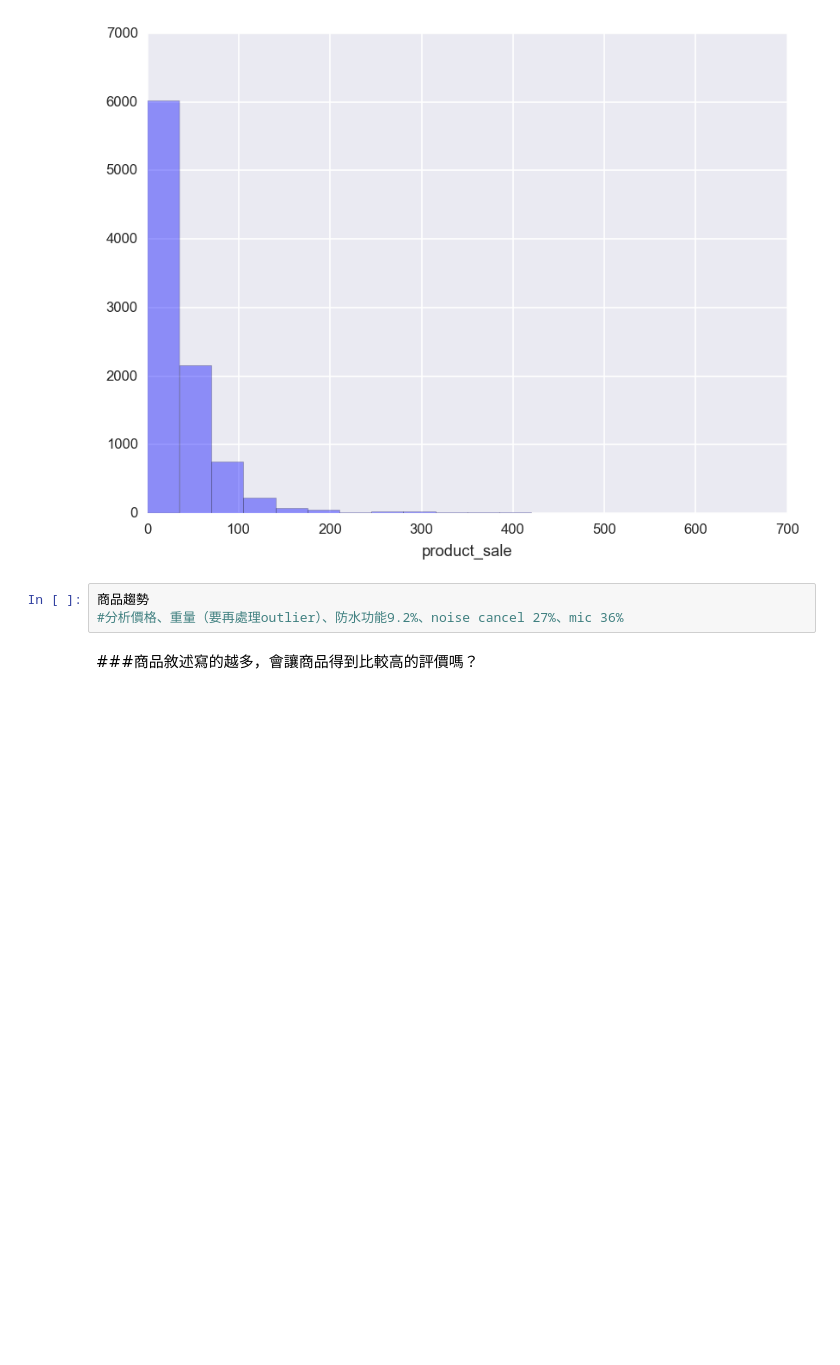
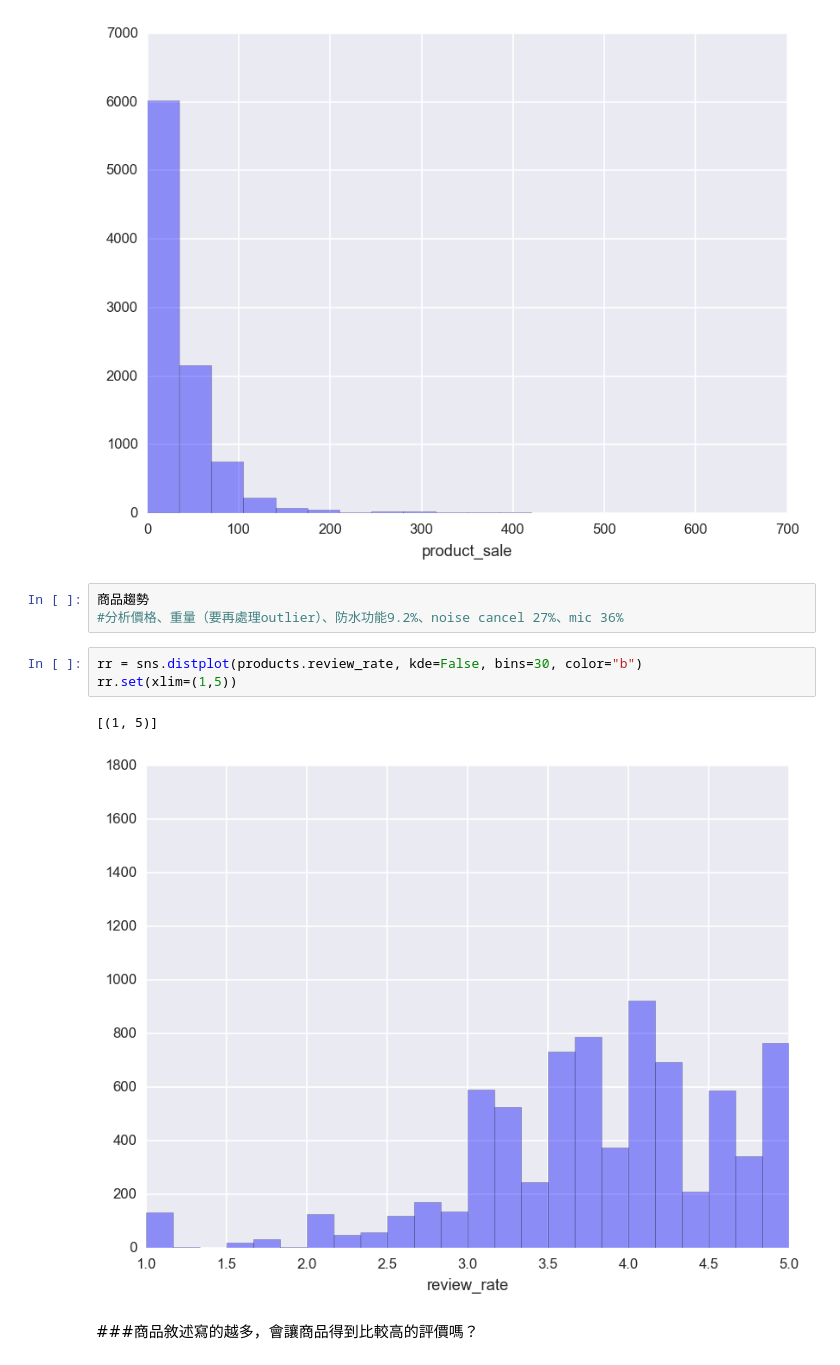
Before and after one commit to paristsai/amazon_review, a Jupyter notebook: analysis/amazon-review.ipynb, the cells around one changed output. Drawn from its saved outputs; the diff is of its cells as text; blank space fills up the shorter version.

Commit message:
add many many plots

```diff
--- a/analysis/amazon-review.ipynb
+++ b/analysis/amazon-review.ipynb
@@ -74,6 +76,12 @@ sns.distplot(products.product_sale, kde=False, bins=20, color="b")
 # %%
 商品趨勢
 #分析價格、重量（要再處理outlier）、防水功能9.2%、noise cancel 27%、mic 36%
+# %%
+rr = sns.distplot(products.review_rate, kde=False, bins=30, color="b")
+rr.set(xlim=(1,5))
+# %% [output]
+[(1, 5)]
+[figure, added]
 # %% [markdown]
 ###商品敘述寫的越多，會讓商品得到比較高的評價嗎？
 # %%
```
Also changed, not shown: parts of 32 cells of this notebook.
